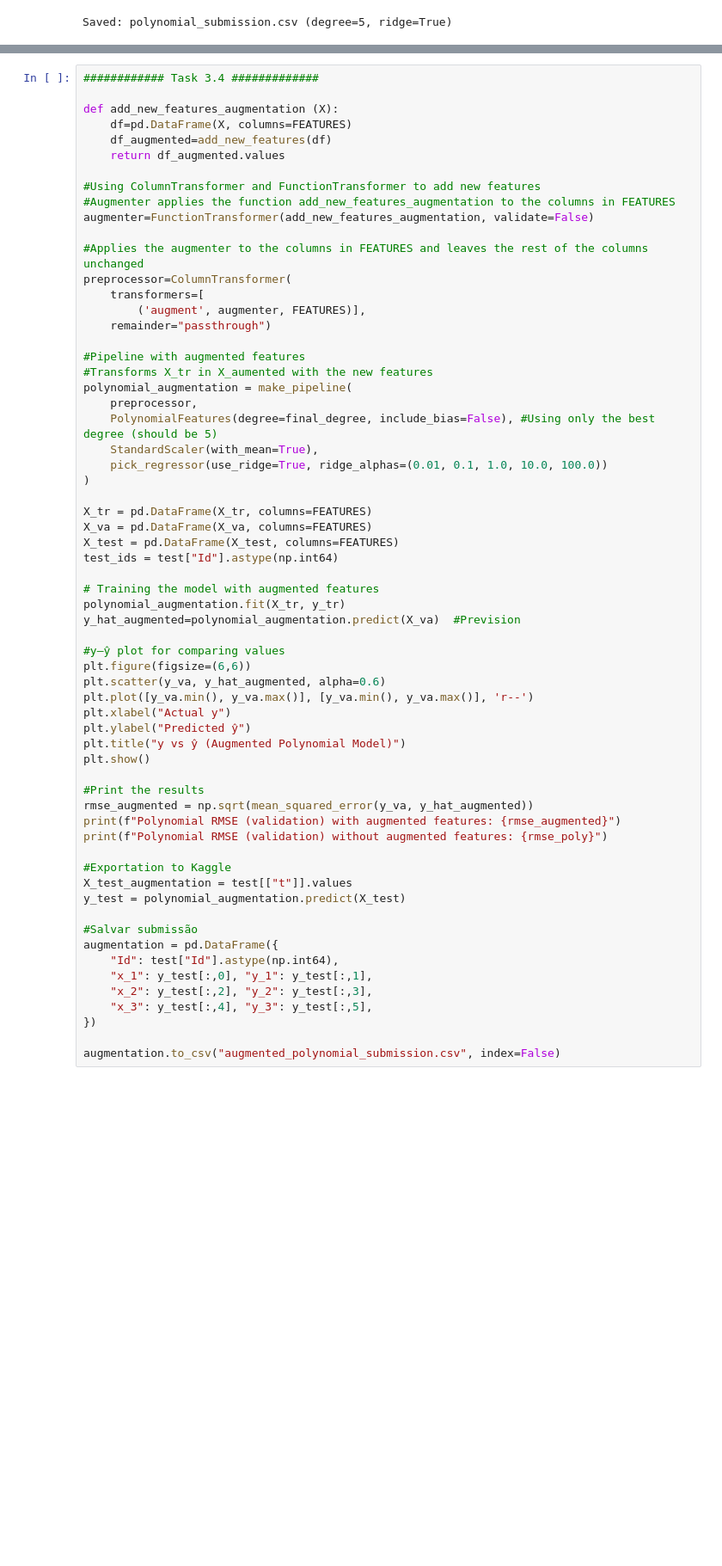
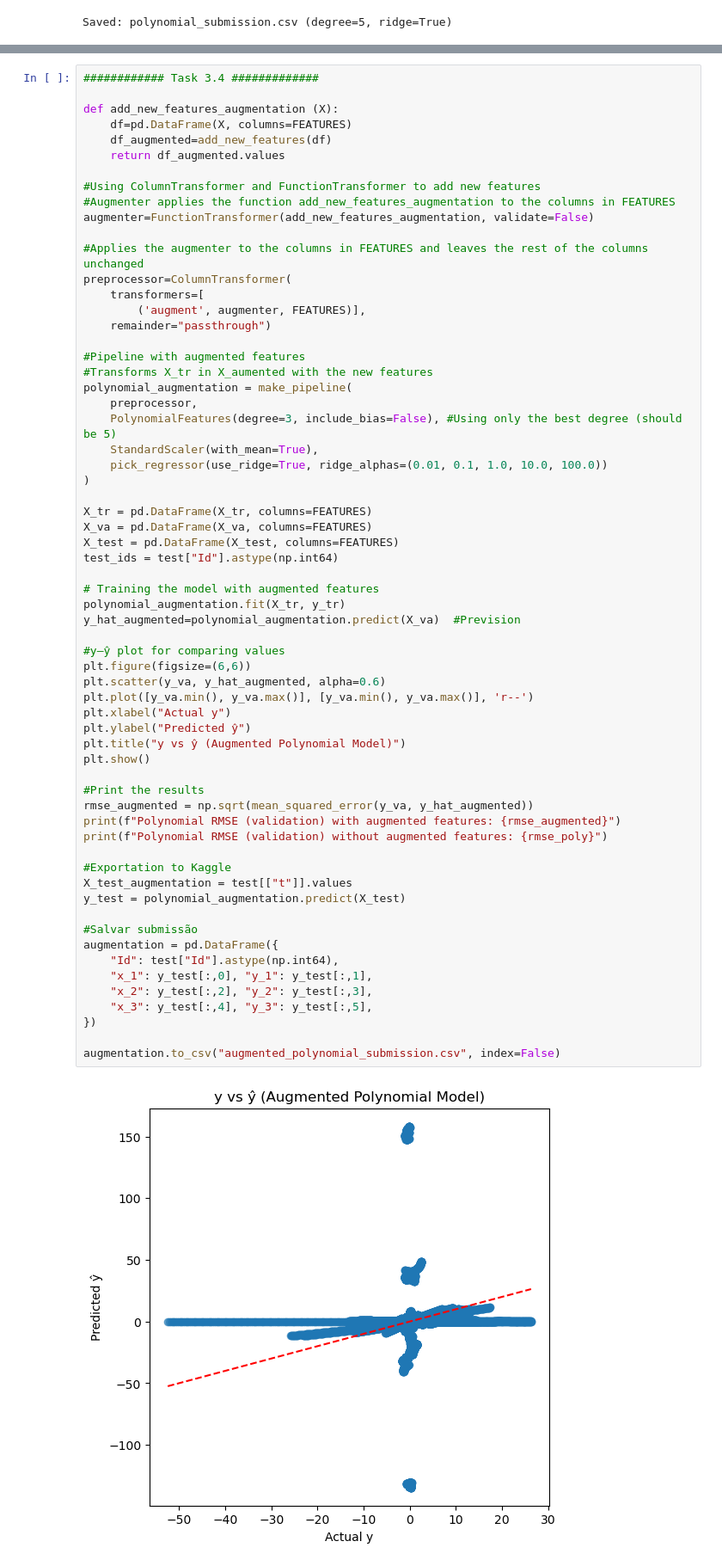
Before and after one commit to Custodio30/MLNOVA-AA-Assigement-1-Bernardo-Joao-Leonor, a Jupyter notebook: assigment#1/notebooks/assigment#1.ipynb, the cells around one changed output, grey strips where cells are left out. Shown at 86% size. Saved outputs shown, nothing was run; the diff lists cells and outputs as text; blank space fills up the shorter version.

```diff
--- a/assigment#1/notebooks/assigment#1.ipynb
+++ b/assigment#1/notebooks/assigment#1.ipynb
@@ -909,7 +907,7 @@ preprocessor=ColumnTransformer(
 #Transforms X_tr in X_aumented with the new features
 polynomial_augmentation = make_pipeline(
     preprocessor,
-    PolynomialFeatures(degree=final_degree, include_bias=False), #Using only the best degree (should be 5)
+    PolynomialFeatures(degree=3, include_bias=False), #Using only the best degree (should be 5)
     StandardScaler(with_mean=True),
     pick_regressor(use_ridge=True, ridge_alphas=(0.01, 0.1, 1.0, 10.0, 100.0))
 )
@@ -923,30 +921,32 @@ test_ids = test["Id"].astype(np.int64)
 polynomial_augmentation.fit(X_tr, y_tr)
 y_hat_augmented=polynomial_augmentation.predict(X_va)  #Prevision
 
 #y–ŷ plot for comparing values
 plt.figure(figsize=(6,6))
 plt.scatter(y_va, y_hat_augmented, alpha=0.6)
 plt.plot([y_va.min(), y_va.max()], [y_va.min(), y_va.max()], 'r--')
 plt.xlabel("Actual y")
 plt.ylabel("Predicted ŷ")
 plt.title("y vs ŷ (Augmented Polynomial Model)")
 plt.show()
 
 #Print the results
 rmse_augmented = np.sqrt(mean_squared_error(y_va, y_hat_augmented))
 print(f"Polynomial RMSE (validation) with augmented features: {rmse_augmented}")
 print(f"Polynomial RMSE (validation) without augmented features: {rmse_poly}")
 
 #Exportation to Kaggle
 X_test_augmentation = test[["t"]].values
 y_test = polynomial_augmentation.predict(X_test)
 
 #Salvar submissão
 augmentation = pd.DataFrame({
     "Id": test["Id"].astype(np.int64),
     "x_1": y_test[:,0], "y_1": y_test[:,1],
     "x_2": y_test[:,2], "y_2": y_test[:,3],
     "x_3": y_test[:,4], "y_3": y_test[:,5],
 })
 
 augmentation.to_csv("augmented_polynomial_submission.csv", index=False)
+# %% [output]
+[figure, added]
```
Also changed, not shown: parts of 14 cells of this notebook, 9 other files.
